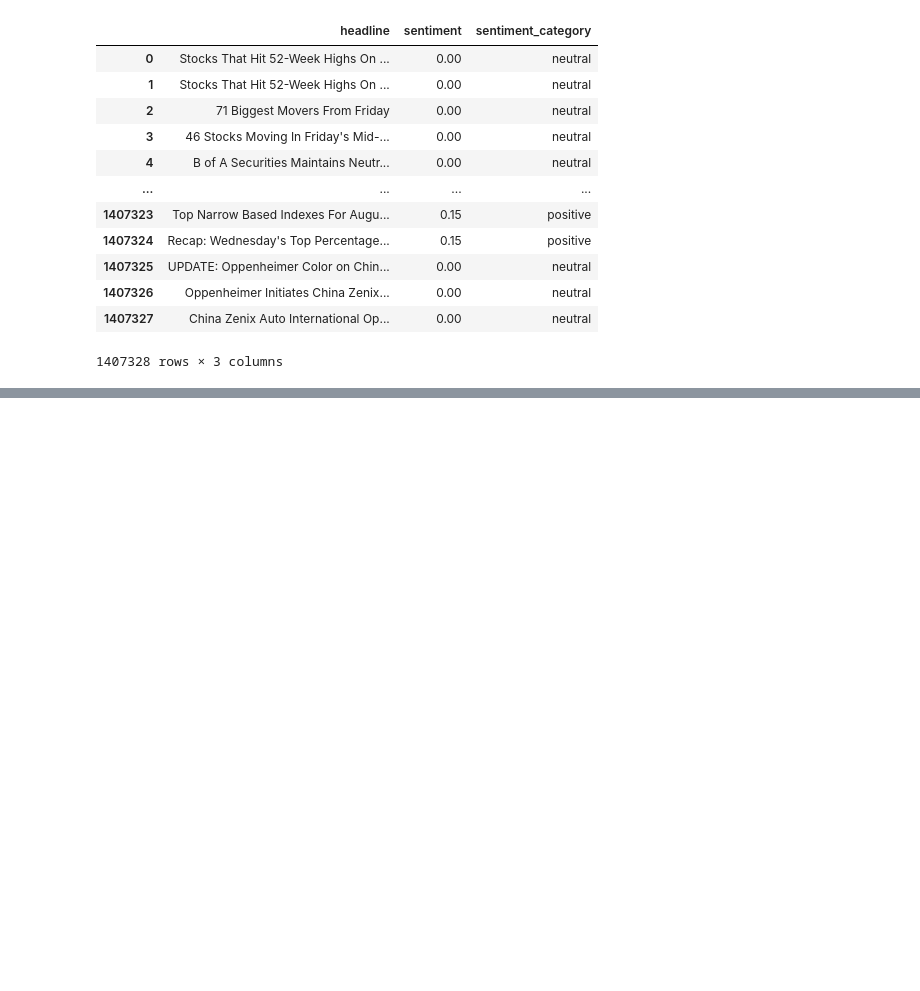
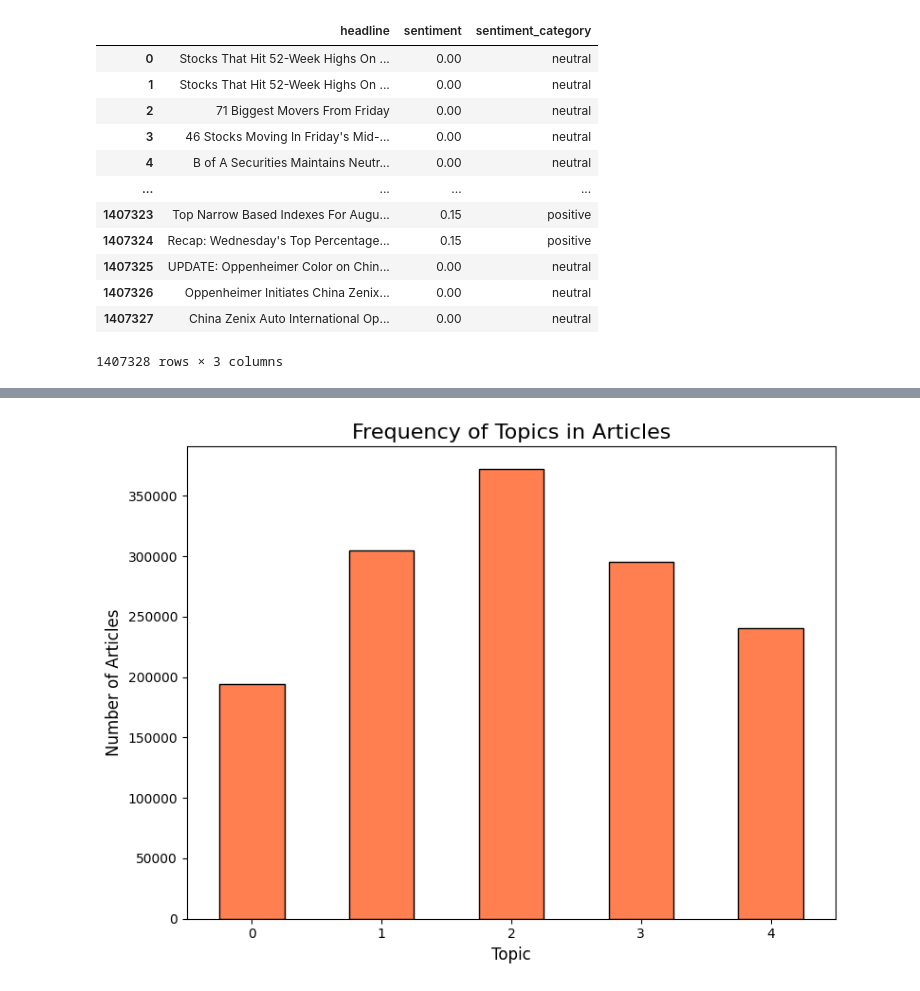
Before and after one commit to eskinder45/stock-analysis, a Jupyter notebook: notebooks/qualtative analysis.ipynb, the cells around one changed output, grey strips where cells are left out. Saved outputs shown, nothing was run; the diff lists cells and outputs as text; code cells hidden in the pictures; blank space fills up the shorter version.

```diff
--- a/notebooks/qualtative analysis.ipynb
+++ b/notebooks/qualtative analysis.ipynb
@@ -88,0 +102,4 @@ sentiment(news_data)
+# %%
+articles_per_topic(news_data)
+# %% [output]
+[figure, added]
```
Also changed, not shown: parts of 6 cells of this notebook, 1 other file.
